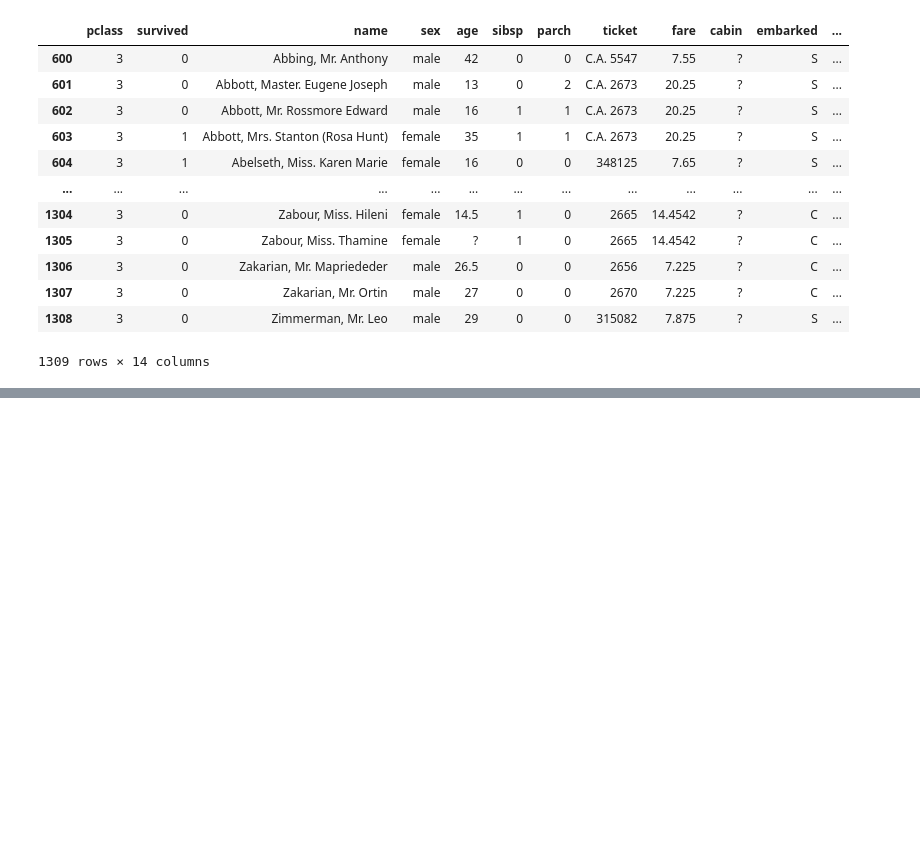
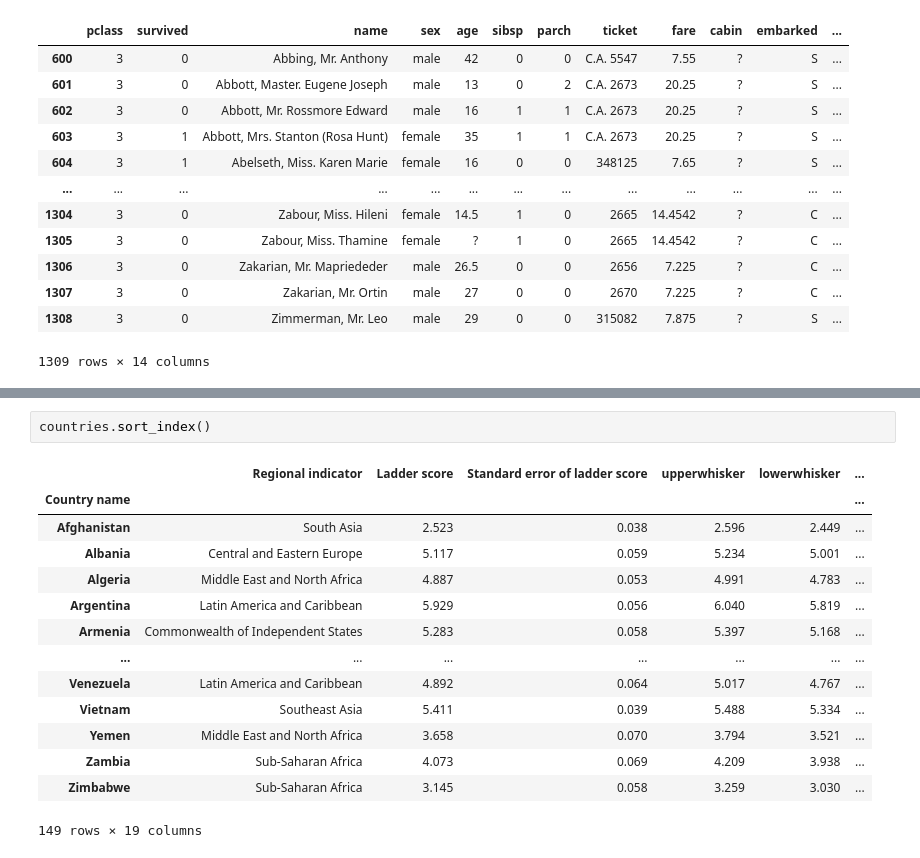
Before and after one commit to the-javascript-jedi/python-projects, a Jupyter notebook: colt-steele/data-analysis-visualization/s_7_indexing_and_sorting/s_2_sorting.ipynb, the cells around one changed output, grey strips where cells are left out. Drawn from its saved outputs; the diff is of its cells as text; blank space fills up the shorter version.

Commit message:
added sorting index

```diff
--- a/colt-steele/data-analysis-visualization/s_7_indexing_and_sorting/s_2_sorting.ipynb
+++ b/colt-steele/data-analysis-visualization/s_7_indexing_and_sorting/s_2_sorting.ipynb
@@ -175,0 +193,17 @@ titanic.sort_values("name",key=lambda col:col.str.lower())
+# %%
+countries.sort_index()
+# %% [output]
+|  | Regional indicator | Ladder score | Standard error of ladder score | upperwhisker | lowerwhisker | ... |
+| Country name |  |  |  |  |  | ... |
+| Afghanistan | South Asia | 2.523 | 0.038 | 2.596 | 2.449 | ... |
+| Albania | Central and Eastern Europe | 5.117 | 0.059 | 5.234 | 5.001 | ... |
+| Algeria | Middle East and North Africa | 4.887 | 0.053 | 4.991 | 4.783 | ... |
+| Argentina | Latin America and Caribbean | 5.929 | 0.056 | 6.040 | 5.819 | ... |
+| Armenia | Commonwealth of Independent States | 5.283 | 0.058 | 5.397 | 5.168 | ... |
+| ... | ... | ... | ... | ... | ... | ... |
+| Venezuela | Latin America and Caribbean | 4.892 | 0.064 | 5.017 | 4.767 | ... |
+| Vietnam | Southeast Asia | 5.411 | 0.039 | 5.488 | 5.334 | ... |
+| Yemen | Middle East and North Africa | 3.658 | 0.070 | 3.794 | 3.521 | ... |
+| Zambia | Sub-Saharan Africa | 4.073 | 0.069 | 4.209 | 3.938 | ... |
+| Zimbabwe | Sub-Saharan Africa | 3.145 | 0.058 | 3.259 | 3.030 | ... |
+149 rows × 19 columns
```
Also changed, not shown: parts of 4 cells of this notebook, 1 other file.
